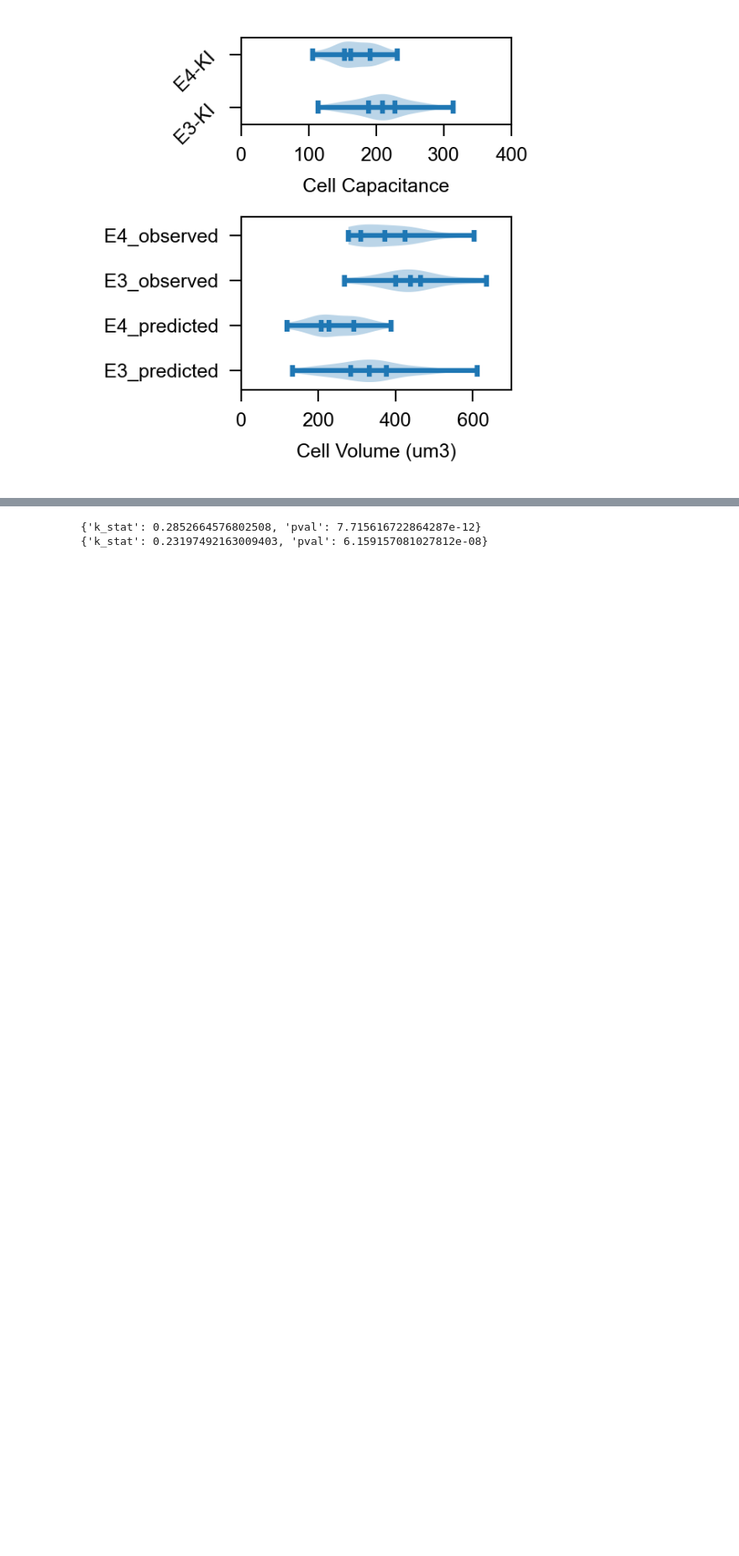
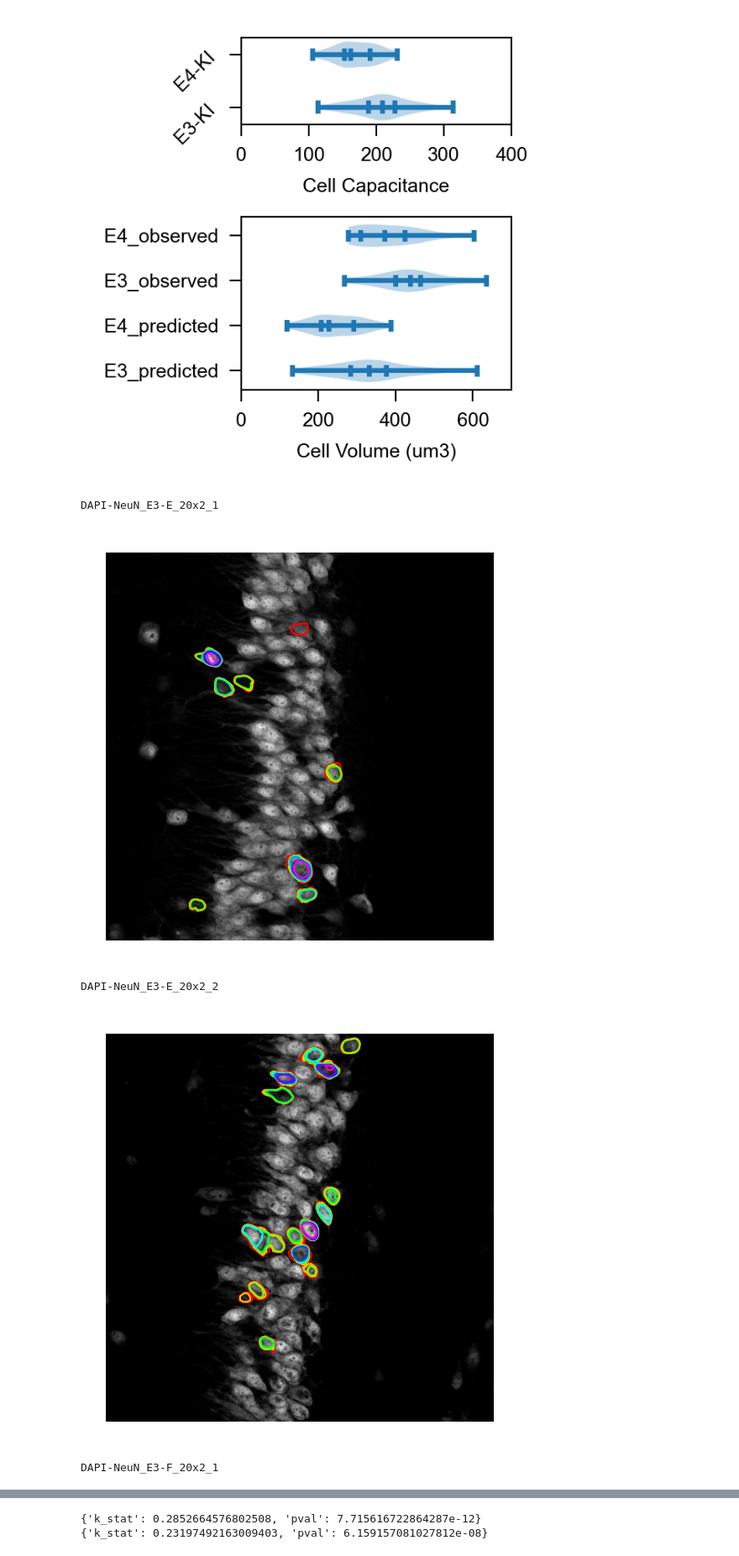
Before and after one commit to dtabuena/Workshop, a Jupyter notebook: Image/NeuN_Volumes_Cellpose.ipynb, the cells around one changed output, grey strips where cells are left out. Shown at 84% size. Drawn from its saved outputs; the diff is of its cells as text; code cells hidden in the pictures; blank space fills up the shorter version.

```diff
--- a/Image/NeuN_Volumes_Cellpose.ipynb
+++ b/Image/NeuN_Volumes_Cellpose.ipynb
@@ -618,32 +691,44 @@ for curr_tif in my_tiffs:
     """ 2. Parse Nuclear Masks """
     nuclear_df = quant_entities(nuclear_masks,voxel_dim_um)
 
     """ 3. Parse Cell Masks """
     cell_masks, cell_masks_og = trim_edge_bound(cell_masks)
     cells_df = quant_entities(cell_masks,voxel_dim_um)
     cells_df = find_cell_nuclei(cells_df,cell_masks,nuclear_masks)
 
     """ 4. Trim Cells  """
     cells_df = cells_df[cells_df['nuc_count']<2]
     cells_df = cells_df[cells_df['pct_fill']>.4]
     cells_df = cells_df[cells_df['min_fer']>1]
     vols.append(cells_df['sizes_um3'].values)
 
     """ 4.5 Plot QC'd Mask"""
     cell_masks_qc = np.zeros_like(cell_masks)
     for id in cells_df.index:
         cell_masks_qc[cell_masks==id]=id
 
     sample_z= 15
     fig_good_vols,ax = plt.subplots(figsize=(2,2))
     image_name = os.path.splitext(os.path.basename(curr_tif))[0]
-    ax.set_title(image_name)
+    # ax.set_title(image_name)
+    print(image_name)
     ax.set_axis_off()
     tiff_data_raw = tifffile.imread(curr_tif)
     dapi_rgb = np_to_rgb(tiff_data_raw[sample_z,0,:,:],channel_bal=[0,0,1])*6
     neun_rgb = np_to_rgb(tiff_data_raw[sample_z,1,:,:],channel_bal=[1,1,1])
     merge = dapi_rgb+neun_rgb
 
     ax.imshow(neun_rgb)
-    ax.contour(np.sum(cell_masks_qc>0,axis=0),linewidths=.2,cmap='hsv')
+    cell_masks_qc_nan = cell_masks_qc.copy()
+    cell_masks_qc_nan = cell_masks_qc_nan.astype('float')
+    cell_masks_qc_nan[cell_masks_qc_nan==0]=np.nan
+    # ax.contourf(np.nanmean(cell_masks_qc_nan,axis=0),linewidths=.2,cmap='hsv')
+    ax.contour(np.sum(cell_masks_qc,axis=0),linewidths=.5,cmap='hsv')
     fig_good_vols.savefig(f"good_cell_bounds_{image_name}.svg")
+    plt.show()
+# %% [output]
+DAPI-NeuN_E3-E_20x2_1
+[figure, added]
+DAPI-NeuN_E3-E_20x2_2
+[figure, added]
+DAPI-NeuN_E3-F_20x2_1
```
Also changed, not shown: parts of 6 cells of this notebook.
